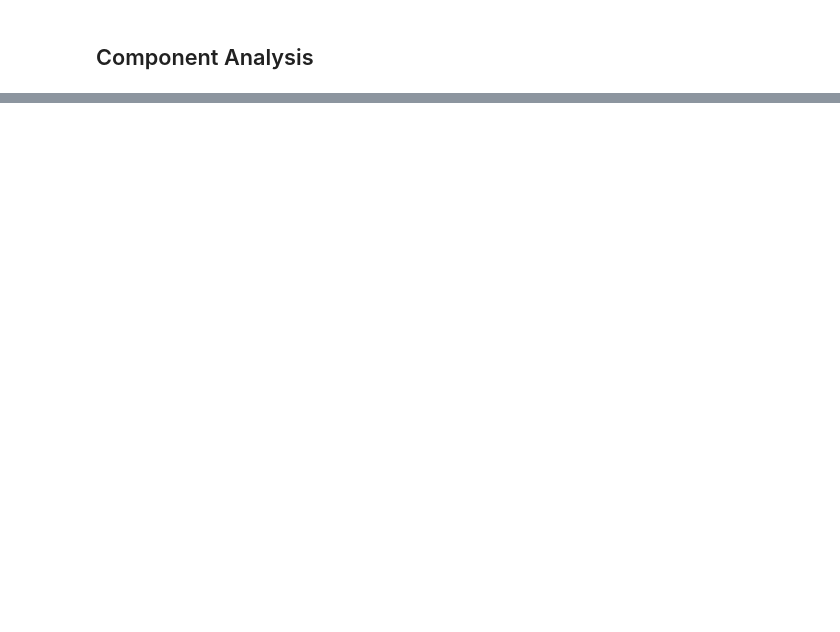
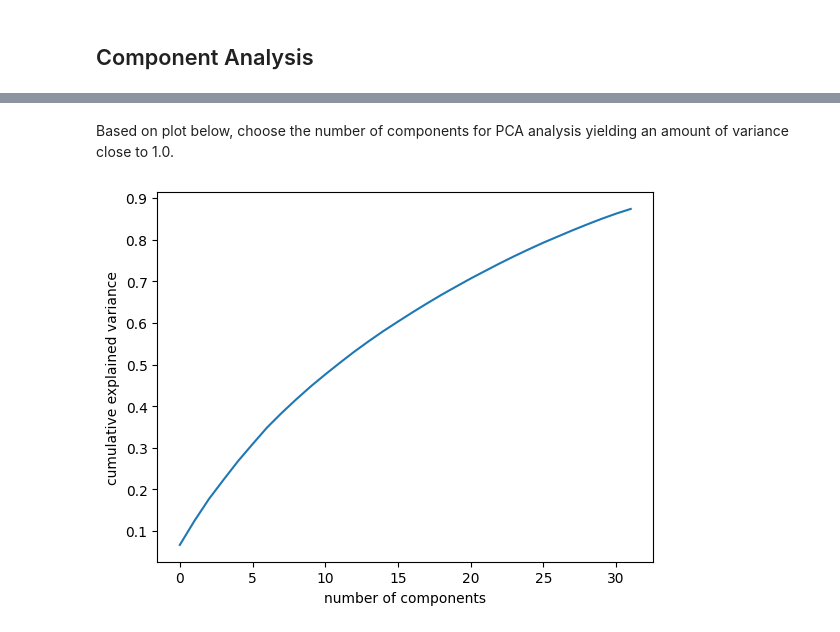
Before and after one commit to rosazwart/XAIFO-ThesisProject, a Jupyter notebook: predictor.ipynb, the cells around one changed output, grey strips where cells are left out. Cells and saved outputs as stored; diff of their text form; code cells hidden in the pictures; blank space fills up the shorter version.

Commit message:
Added pca and tsne analysis

```diff
--- a/predictor.ipynb
+++ b/predictor.ipynb
@@ -1067,0 +1084,3 @@ PCA
+# %%
+X_data = best_x.detach().cpu().numpy()
+z = StandardScaler().fit_transform(X_data)
@@ -1067,0 +1089,5 @@ PCA
+# %%
+pca = PCA(n_components=32)
+princ_comp = pca.fit_transform(z)
+princ_df = pd.DataFrame(data=princ_comp[:, [0,1]], columns=['principal component 1', 'principal component 2'])
+princ_df
@@ -1067,0 +1108,9 @@ PCA
+# %% [markdown]
+Based on plot below, choose the number of components for PCA analysis yielding an amount of variance close to 1.0.
+# %%
+plt.plot(np.cumsum(pca.explained_variance_ratio_))
+plt.xlabel('number of components')
+plt.ylabel('cumulative explained variance')
+plt.show()
+# %% [output]
+[figure, added]
```
Also changed, not shown: parts of 40 cells of this notebook, 3 other files.
